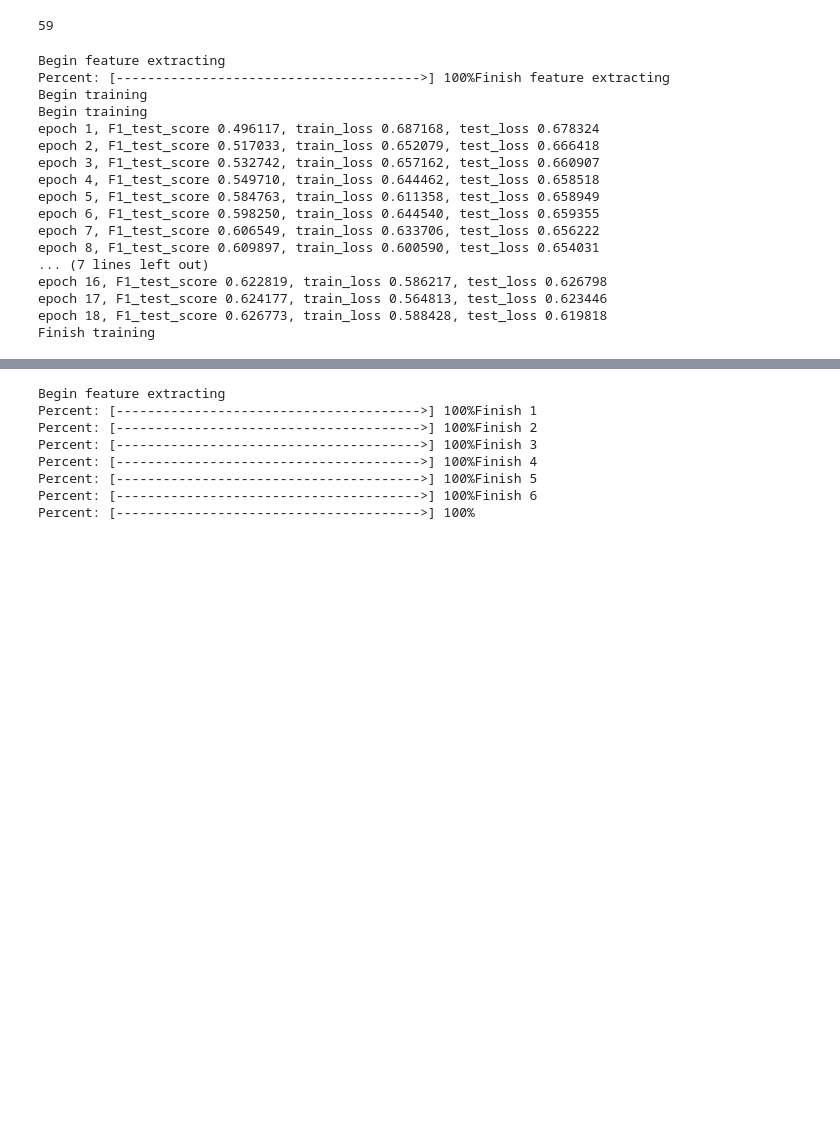
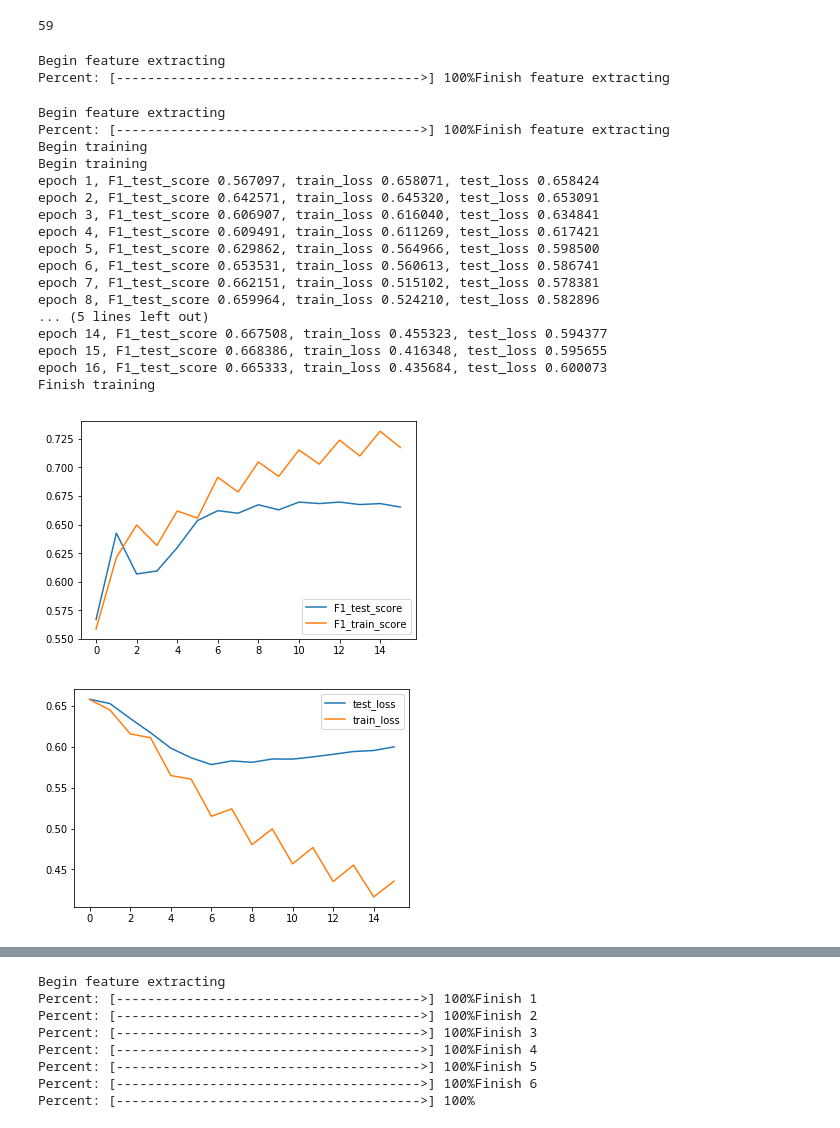
Before and after one commit to Mathison/Yelp-Restaurant-Photo-Classification, a Jupyter notebook: Model1-RNN.ipynb, the cells around one changed output, grey strips where cells are left out. Cells and saved outputs as stored; diff of their text form; code cells hidden in the pictures; blank space fills up the shorter version.

```diff
--- a/Model1-RNN.ipynb
+++ b/Model1-RNN.ipynb
@@ -502,37 +509,59 @@ def train(model,optimizer,train_num,test_num,model_extractfeatures,img_num,batch
     #F1,F1_final = F1_score(test_y,pred_y)
     '''
     return F1_train,train_loss,F1_test,test_loss,model
+# %%
+vgg = VGG16(weights='imagenet')
+model_extractfeatures_vgg = Model(inputs=vgg.input, outputs=vgg.get_layer('flatten').output)
+train_num = 100
+test_num = 10
+img_num = 200
+
+
+######we first get feature map
+train_feature_map,train_label,test_feature_map,test_label = get_total_feature(train_num,test_num,img_num,
+                                                                              model_extractfeatures_vgg)
+# %% [output]
+Begin feature extracting
+Percent: [--------------------------------------->] 100%Finish feature extracting
 # %%
-vgg = VGG16(weights='imagenet')
-model_extractfeatures_vgg = Model(inputs=vgg.input, outputs=vgg.get_layer('flatten').output)
-train_num = 200
-test_num = 20
-img_num = 200
-batch = 50
+
 ####batch < train_num
 #########input size is teh number of feature from pretrained model
+batch = 100
+model_r = model_rnn(dropout=0.2, hidden1=512, hidden2 = 256 , hidden3 = 128,
+                 num_layers=2, input_size = 25088, output = 9)
 
-model_r = model_rnn(dropout=0.2, hidden1=200, hidden2 = 100 , hidden3 = 50,
-                 num_layers=1, input_size = 25088, output = 9)
+optimizer = optim.Adagrad(model_r.parameters(), lr=0.0001)
 
-optimizer = optim.Adagrad(model_r.parameters(), lr=0.00005)
-
-F1_train,train_loss,F1_test,test_loss,model = train(model_r,optimizer,train_num,test_num,model_extractfeatures_vgg,img_num,batch)
+F1_train,train_loss,F1_test,test_loss,model = train(model_r,optimizer,train_feature_map,train_label,test_feature_map,test_label,model_extractfeatures_vgg,img_num,batch)
 # %% [output]
 Begin feature extracting
 Percent: [--------------------------------------->] 100%Finish feature extracting
 Begin training
 Begin training
-epoch 1, F1_test_score 0.496117, train_loss 0.687168, test_loss 0.678324
-epoch 2, F1_test_score 0.517033, train_loss 0.652079, test_loss 0.666418
-epoch 3, F1_test_score 0.532742, train_loss 0.657162, test_loss 0.660907
-epoch 4, F1_test_score 0.549710, train_loss 0.644462, test_loss 0.658518
-epoch 5, F1_test_score 0.584763, train_loss 0.611358, test_loss 0.658949
-epoch 6, F1_test_score 0.598250, train_loss 0.644540, test_loss 0.659355
-epoch 7, F1_test_score 0.606549, train_loss 0.633706, test_loss 0.656222
-epoch 8, F1_test_score 0.609897, train_loss 0.600590, test_loss 0.654031
-... (7 lines left out)
-epoch 16, F1_test_score 0.622819, train_loss 0.586217, test_loss 0.626798
-epoch 17, F1_test_score 0.624177, train_loss 0.564813, test_loss 0.623446
-epoch 18, F1_test_score 0.626773, train_loss 0.588428, test_loss 0.619818
+epoch 1, F1_test_score 0.567097, train_loss 0.658071, test_loss 0.658424
+epoch 2, F1_test_score 0.642571, train_loss 0.645320, test_loss 0.653091
+epoch 3, F1_test_score 0.606907, train_loss 0.616040, test_loss 0.634841
+epoch 4, F1_test_score 0.609491, train_loss 0.611269, test_loss 0.617421
+epoch 5, F1_test_score 0.629862, train_loss 0.564966, test_loss 0.598500
+epoch 6, F1_test_score 0.653531, train_loss 0.560613, test_loss 0.586741
+epoch 7, F1_test_score 0.662151, train_loss 0.515102, test_loss 0.578381
+epoch 8, F1_test_score 0.659964, train_loss 0.524210, test_loss 0.582896
+... (5 lines left out)
+epoch 14, F1_test_score 0.667508, train_loss 0.455323, test_loss 0.594377
+epoch 15, F1_test_score 0.668386, train_loss 0.416348, test_loss 0.595655
+epoch 16, F1_test_score 0.665333, train_loss 0.435684, test_loss 0.600073
 Finish training
+# %%
+###############set learning rate to 0.0001, trainingset = 300, testing set = 30
+plt.plot(range(len(F1_test)),F1_test,label='F1_test_score')
+plt.plot(range(len(F1_train)),F1_train,label='F1_train_score')
+plt.legend(loc = 'lower right')
+plt.show()
+plt.plot(range(len(test_loss)),test_loss,label='test_loss')
+plt.plot(range(len(train_loss)),train_loss,label='train_loss')
+plt.legend(loc = 'upper right')
+plt.show()
+# %% [output]
+[figure, added]
+[figure, added]
```
Also changed, not shown: parts of 16 cells of this notebook.
